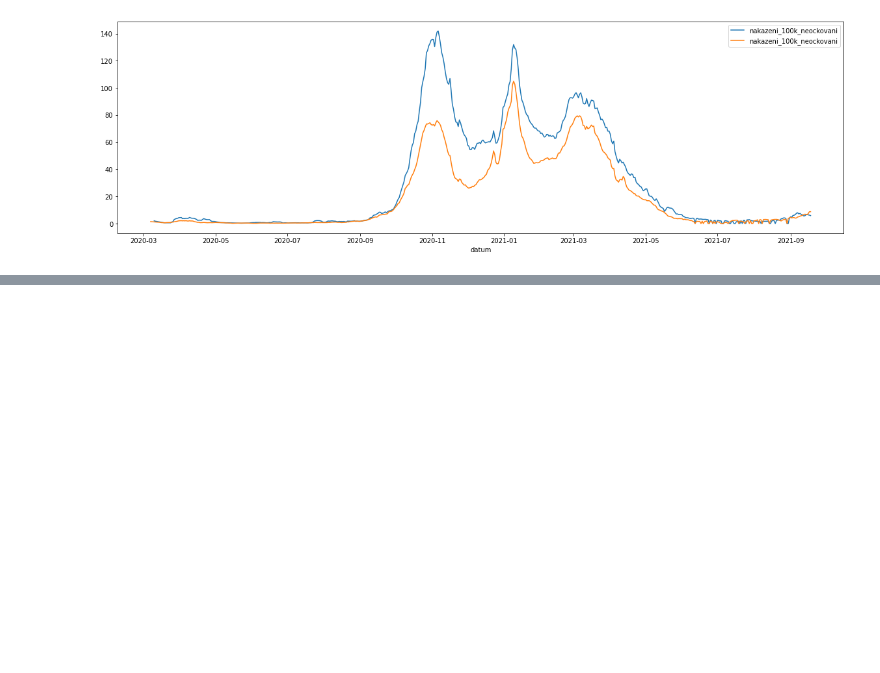
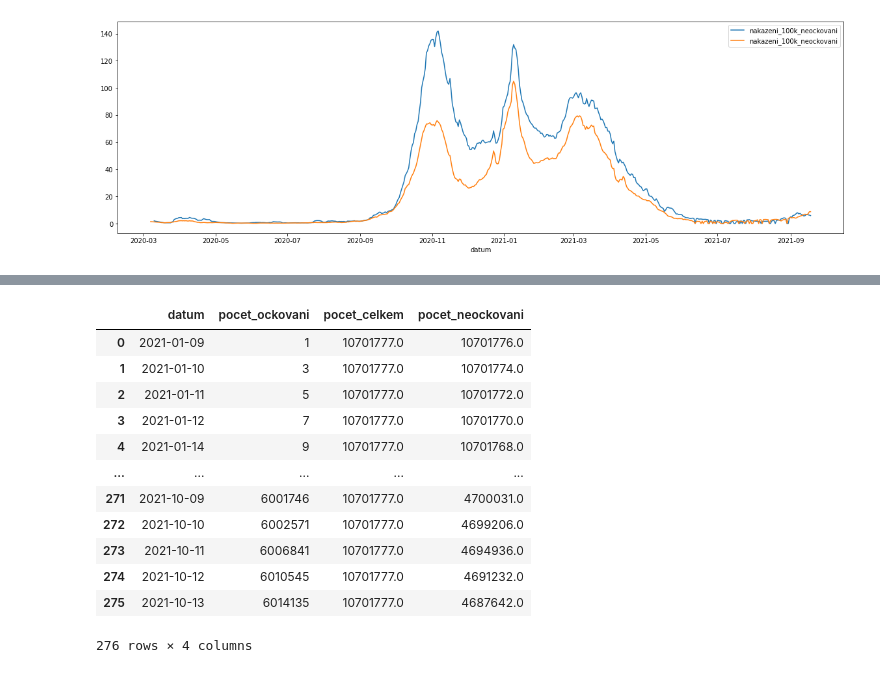
Before and after one commit to msusicky/ockovani-covid, a Jupyter notebook: notebooks/nakazeni.ipynb, the cells around one changed output, grey strips where cells are left out. Drawn from its saved outputs; the diff is of its cells as text; code cells hidden in the pictures; blank space fills up the shorter version.

```diff
--- a/notebooks/nakazeni.ipynb
+++ b/notebooks/nakazeni.ipynb
@@ -142,0 +167,29 @@ df[df['vekova_skupina'] == grp2].plot(x='datum', y='nakazeni_100k_neockovani', f
+# %%
+ockovani_v = pd.read_sql_query(
+    """
+    select datum, sum(o.pocet) pocet_ockovani, (select sum(pocet) from populace where orp_kod = 'CZ0') pocet_celkem
+    from ockovani_lide o
+    join vakciny v on (o.vakcina = v.vakcina)
+    where poradi_davky = v.davky
+    group by datum
+    order by datum
+    """,
+    db
+)
+ockovani_v['pocet_ockovani'] = ockovani_v['pocet_ockovani'].transform(pd.Series.cumsum)
+ockovani_v['pocet_neockovani'] = ockovani_v['pocet_celkem'] - ockovani_v['pocet_ockovani']
+ockovani_v
+# %% [output]
+|  | datum | pocet_ockovani | pocet_celkem | pocet_neockovani |
+| 0 | 2021-01-09 | 1 | 10701777.0 | 10701776.0 |
+| 1 | 2021-01-10 | 3 | 10701777.0 | 10701774.0 |
+| 2 | 2021-01-11 | 5 | 10701777.0 | 10701772.0 |
+| 3 | 2021-01-12 | 7 | 10701777.0 | 10701770.0 |
+| 4 | 2021-01-14 | 9 | 10701777.0 | 10701768.0 |
+| ... | ... | ... | ... | ... |
+| 271 | 2021-10-09 | 6001746 | 10701777.0 | 4700031.0 |
+| 272 | 2021-10-10 | 6002571 | 10701777.0 | 4699206.0 |
+| 273 | 2021-10-11 | 6006841 | 10701777.0 | 4694936.0 |
+| 274 | 2021-10-12 | 6010545 | 10701777.0 | 4691232.0 |
+| 275 | 2021-10-13 | 6014135 | 10701777.0 | 4687642.0 |
+276 rows × 4 columns
```
Also changed, not shown: parts of 5 cells of this notebook.
